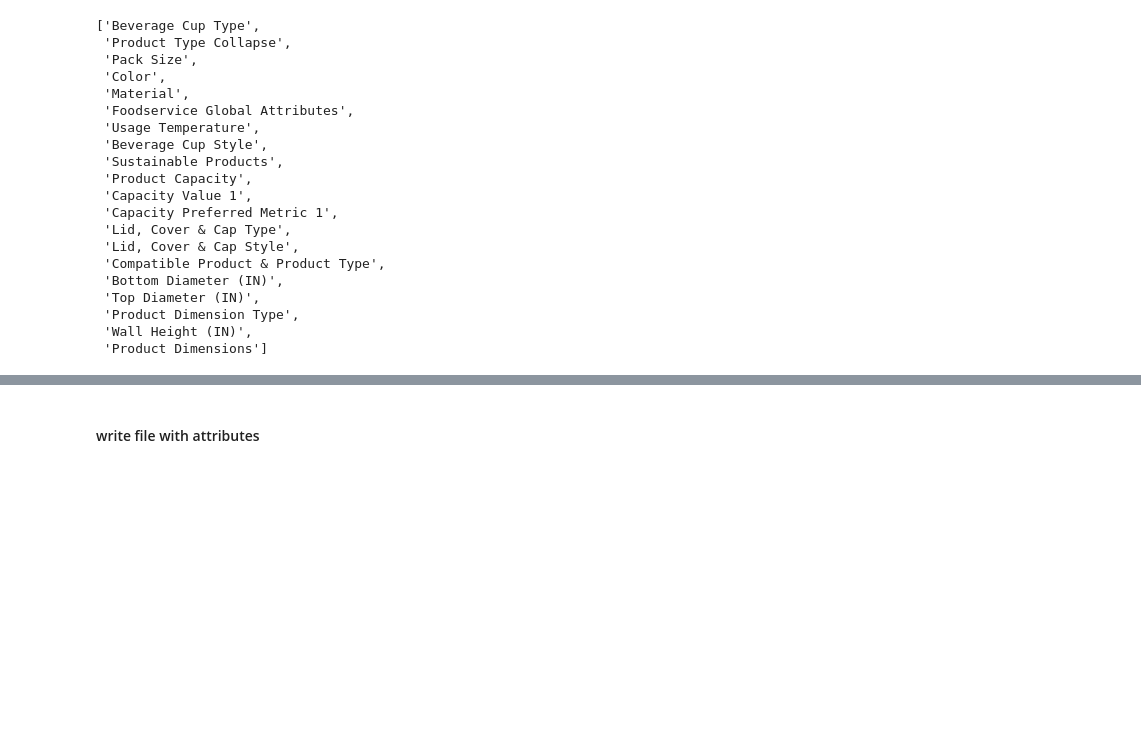
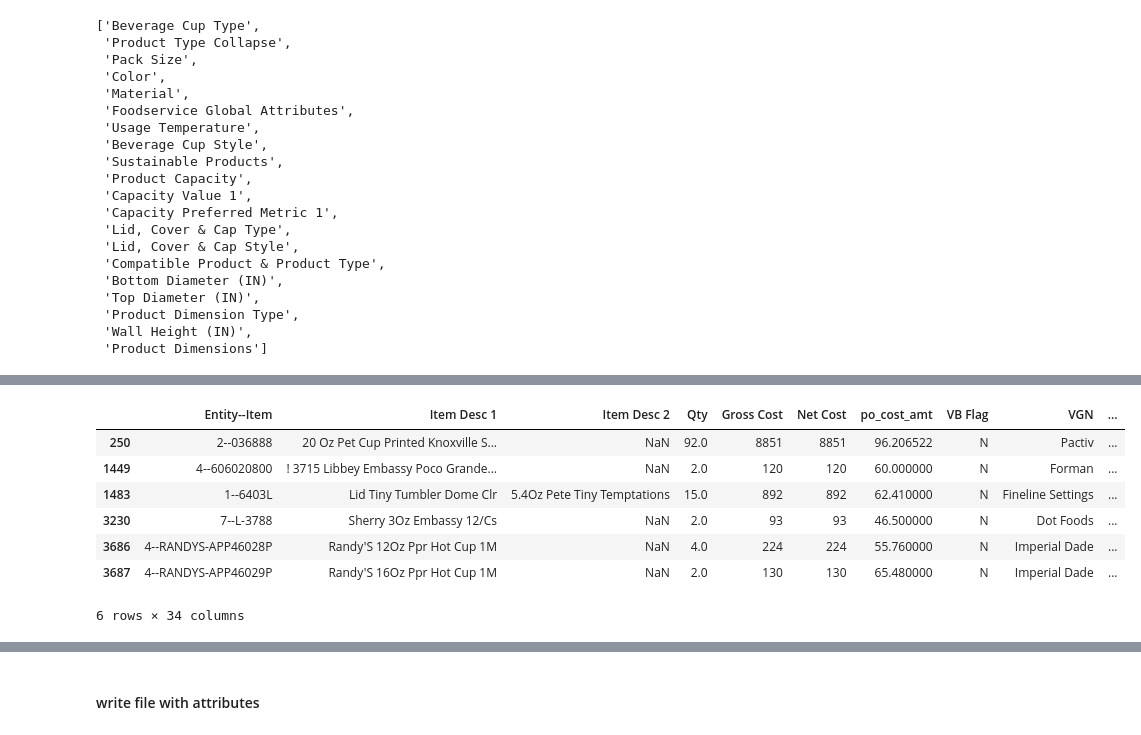
Before and after one commit to shanmu9898/ImperialDadeCategoryManagement, a Jupyter notebook: Pipeline Notebooks/Categories/Cups/01_Taxonomy.ipynb, the cells around one changed output, grey strips where cells are left out. Cells and saved outputs as stored; diff of their text form; code cells hidden in the pictures; blank space fills up the shorter version.

```diff
--- a/Pipeline Notebooks/Categories/Cups/01_Taxonomy.ipynb
+++ b/Pipeline Notebooks/Categories/Cups/01_Taxonomy.ipynb
@@ -278,0 +300,25 @@ columns_for_description
+# %%
+# Check if value is a BadRequestError or contains "BadRequestError" string
+def has_error(value):
+    # Check if it's an error object
+    if hasattr(value, '__class__') and 'Error' in value.__class__.__name__:
+        return True
+    # Check if it's a string containing "BadRequestError" or "Error"
+    if isinstance(value, str) and ('BadRequestError' in value or 'API Error' in value):
+        return True
+    return False
+
+# Filter for rows with errors in either column
+error_mask = im_final['attributes'].apply(has_error) | im_final['Case Pack'].apply(has_error)
+error_rows = im_final[error_mask]
+
+im_final[error_mask]
+# %% [output]
+|  | Entity--Item | Item Desc 1 | Item Desc 2 | Qty | Gross Cost | Net Cost | po_cost_amt | VB Flag | VGN | ... |
+| 250 | 2--036888 | 20 Oz Pet Cup Printed Knoxville S... | NaN | 92.0 | 8851 | 8851 | 96.206522 | N | Pactiv | ... |
+| 1449 | 4--606020800 | ! 3715 Libbey Embassy Poco Grande... | NaN | 2.0 | 120 | 120 | 60.000000 | N | Forman | ... |
+| 1483 | 1--6403L | Lid Tiny Tumbler Dome Clr | 5.4Oz Pete Tiny Temptations | 15.0 | 892 | 892 | 62.410000 | N | Fineline Settings | ... |
+| 3230 | 7--L-3788 | Sherry 3Oz Embassy 12/Cs | NaN | 2.0 | 93 | 93 | 46.500000 | N | Dot Foods | ... |
+| 3686 | 4--RANDYS-APP46028P | Randy'S 12Oz Ppr Hot Cup 1M | NaN | 4.0 | 224 | 224 | 55.760000 | N | Imperial Dade | ... |
+| 3687 | 4--RANDYS-APP46029P | Randy'S 16Oz Ppr Hot Cup 1M | NaN | 2.0 | 130 | 130 | 65.480000 | N | Imperial Dade | ... |
+6 rows × 34 columns
```
Also changed, not shown: parts of 4 cells of this notebook, 5 other files.
